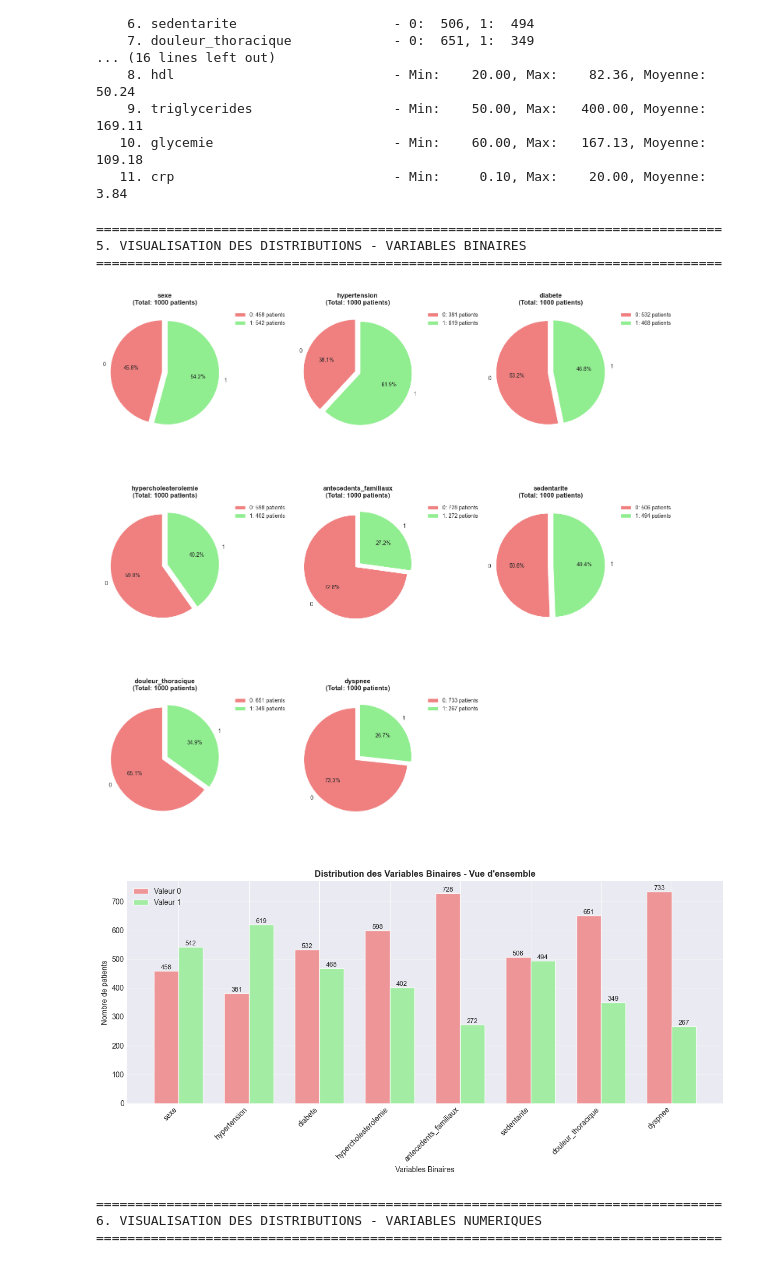
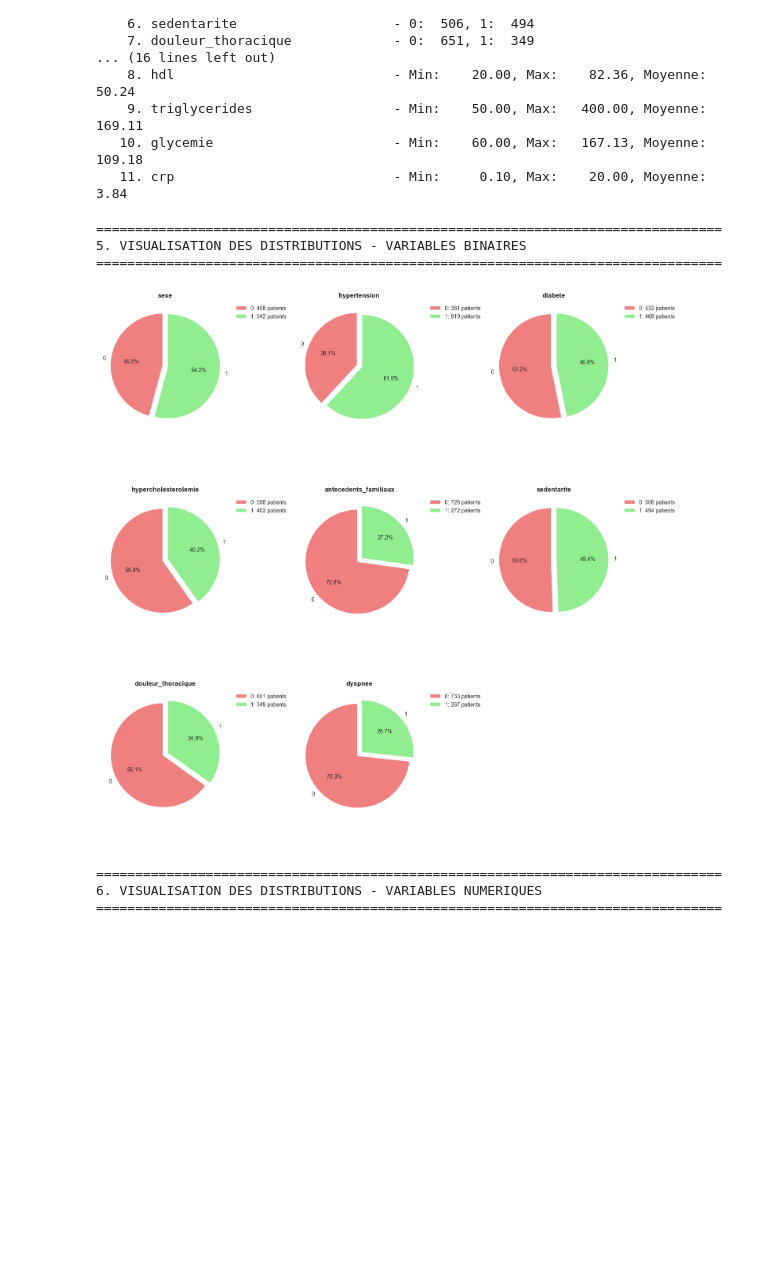
Before and after one commit to marqth/infarctus, a Jupyter notebook: analyse_exploratoire.ipynb, the cells around one changed output. Saved outputs shown, nothing was run; the diff lists cells and outputs as text; code cells hidden in the pictures; blank space fills up the shorter version.

```diff
--- a/analyse_exploratoire.ipynb
+++ b/analyse_exploratoire.ipynb
@@ -278,75 +278,35 @@ if len(variables_binaires) > 0:
         axes = [axes]
     else:
         axes = axes.flatten()
 
     for idx, var in enumerate(variables_binaires):
         count = df[var].value_counts().sort_index()
 
         # Graphique en camembert
         colors_pie = ['lightcoral', 'lightgreen']
         axes[idx].pie(count.values, labels=['0', '1'], autopct='%1.1f%%',
                      colors=colors_pie, startangle=90, explode=(0.05, 0.05))
-        axes[idx].set_title(f'{var}\n(Total: {count.sum()} patients)', fontweight='bold')
+        axes[idx].set_title(f'{var}', fontweight='bold')
 
         # Ajouter les effectifs dans la legende
         legend_labels = [f'0: {count.get(0, 0)} patients', f'1: {count.get(1, 0)} patients']
         axes[idx].legend(legend_labels, loc='upper left', bbox_to_anchor=(1, 1))
 
     # Masquer les axes vides
     for idx in range(n_vars_bin, len(axes)):
         axes[idx].axis('off')
 
     plt.tight_layout()
     plt.savefig(dir_stats_desc / 'distributions_variables_binaires.png', dpi=300, bbox_inches='tight')
     plt.show()
 
-    # Visualisation alternative: Graphiques en barres groupees
-    if len(variables_binaires) > 1:
-        fig, ax = plt.subplots(figsize=(12, 6))
-
-        # Preparer les donnees pour le graphique groupe
-        data_for_plot = []
-        labels = []
-        for var in variables_binaires:
-            count = df[var].value_counts().sort_index()
-            data_for_plot.append([count.get(0, 0), count.get(1, 0)])
-            labels.append(var)
-
-        data_array = np.array(data_for_plot)
-        x = np.arange(len(labels))
-        width = 0.35
-
-        bars1 = ax.bar(x - width/2, data_array[:, 0], width, label='Valeur 0', color='lightcoral', alpha=0.8)
-        bars2 = ax.bar(x + width/2, data_array[:, 1], width, label='Valeur 1', color='lightgreen', alpha=0.8)
-
-        ax.set_xlabel('Variables Binaires')
-        ax.set_ylabel('Nombre de patients')
-        ax.set_title('Distribution des Variables Binaires - Vue d\'ensemble', fontweight='bold')
-        ax.set_xticks(x)
-        ax.set_xticklabels(labels, rotation=45, ha='right')
-        ax.legend()
-        ax.grid(True, alpha=0.3, axis='y')
-
-        # Ajouter les valeurs sur les barres
-        for bars in [bars1, bars2]:
-            for bar in bars:
-                height = bar.get_height()
-                ax.text(bar.get_x() + bar.get_width()/2., height,
-                       f'{int(height)}',
-                       ha='center', va='bottom', fontsize=9)
-
-        plt.tight_layout()
-        plt.savefig(dir_stats_desc / 'distributions_variables_binaires_ensemble.png', dpi=300, bbox_inches='tight')
-        plt.show()
-
 else:
     print("\nAucune variable binaire detectee")
 # %% [output]
 ================================================================================
 5. VISUALISATION DES DISTRIBUTIONS - VARIABLES BINAIRES
 ================================================================================
-[figure, old version]
+[figure, new version]
-[figure, removed]
 # %%
 """
 6. VISUALISATION DES DISTRIBUTIONS - VARIABLES NUMERIQUES
```
Also changed, not shown: parts of 4 cells of this notebook.
